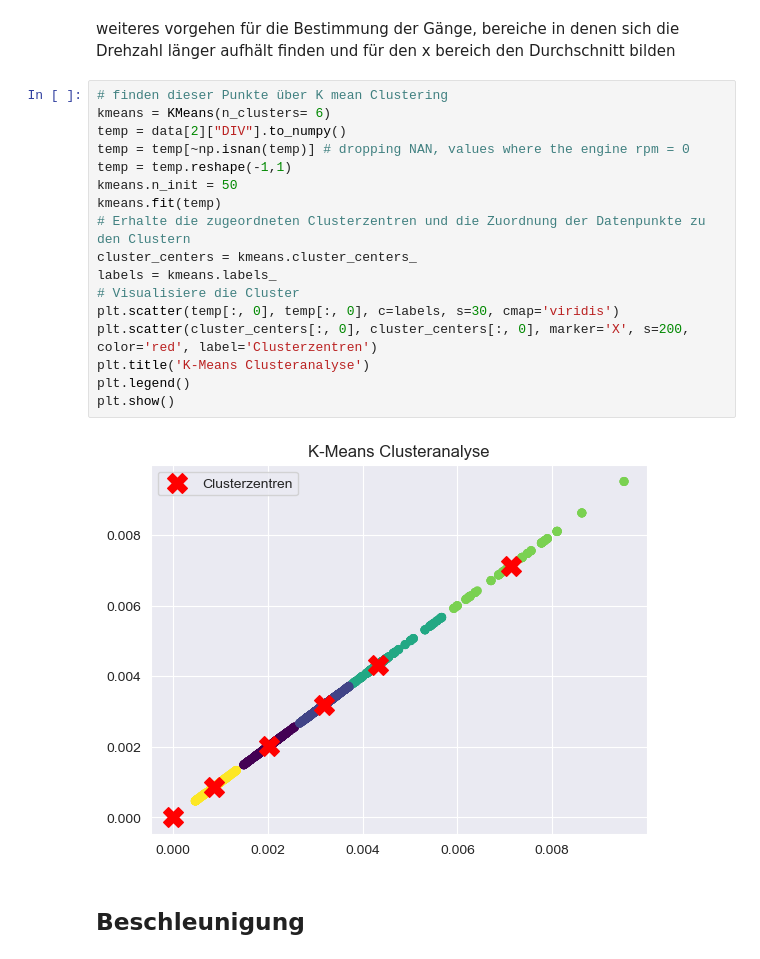
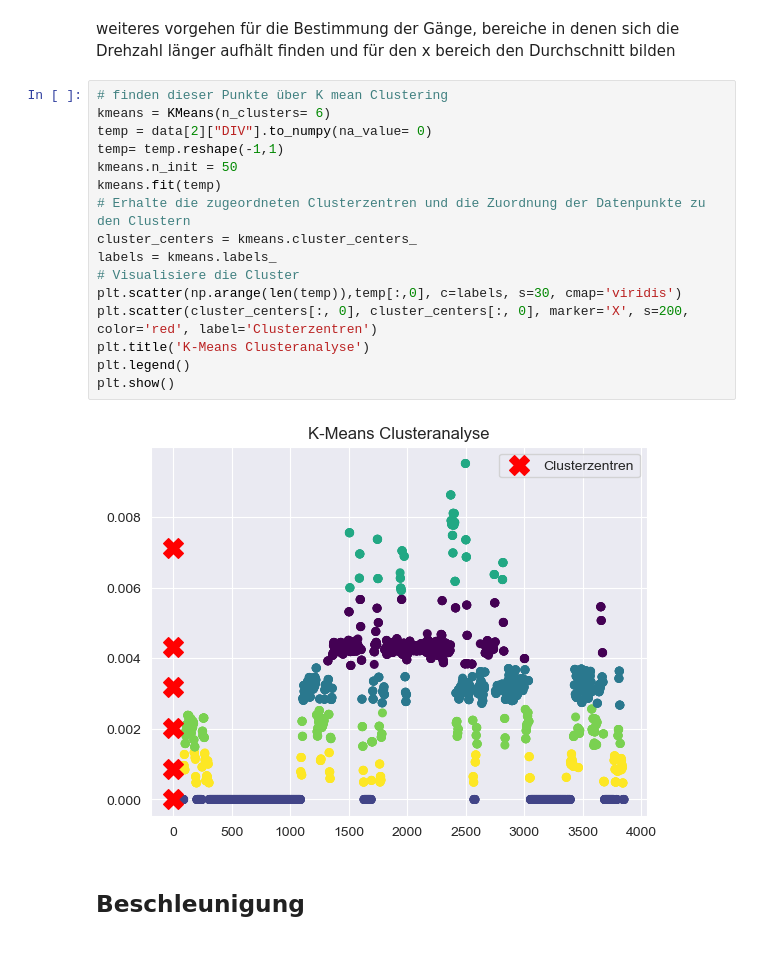
Before and after one commit to camila-duarte/verbrennungsmotoren, a Jupyter notebook: analyse/Motordrehzahl und Motordrehmoment.ipynb, the cells around one changed output. Drawn from its saved outputs; the diff is of its cells as text.

```diff
--- a/analyse/Motordrehzahl und Motordrehmoment.ipynb
+++ b/analyse/Motordrehzahl und Motordrehmoment.ipynb
@@ -63,22 +63,21 @@ weiteres vorgehen für die Bestimmung der Gänge, bereiche in denen sich die Dre
 # %%
 # finden dieser Punkte über K mean Clustering
 kmeans = KMeans(n_clusters= 6)
-temp = data[2]["DIV"].to_numpy()
-temp = temp[~np.isnan(temp)] # dropping NAN, values where the engine rpm = 0
-temp = temp.reshape(-1,1)
+temp = data[2]["DIV"].to_numpy(na_value= 0)
+temp= temp.reshape(-1,1)
 kmeans.n_init = 50
 kmeans.fit(temp)
 # Erhalte die zugeordneten Clusterzentren und die Zuordnung der Datenpunkte zu den Clustern
 cluster_centers = kmeans.cluster_centers_
 labels = kmeans.labels_
 # Visualisiere die Cluster
-plt.scatter(temp[:, 0], temp[:, 0], c=labels, s=30, cmap='viridis')
+plt.scatter(np.arange(len(temp)),temp[:,0], c=labels, s=30, cmap='viridis')
 plt.scatter(cluster_centers[:, 0], cluster_centers[:, 0], marker='X', s=200, color='red', label='Clusterzentren')
 plt.title('K-Means Clusteranalyse')
 plt.legend()
 plt.show()
 # %% [output]
-[figure, old version]
+[figure, new version]
 # %% [markdown]
 ## Beschleunigung
 # %%
```
Also changed, not shown: 1 other file.
